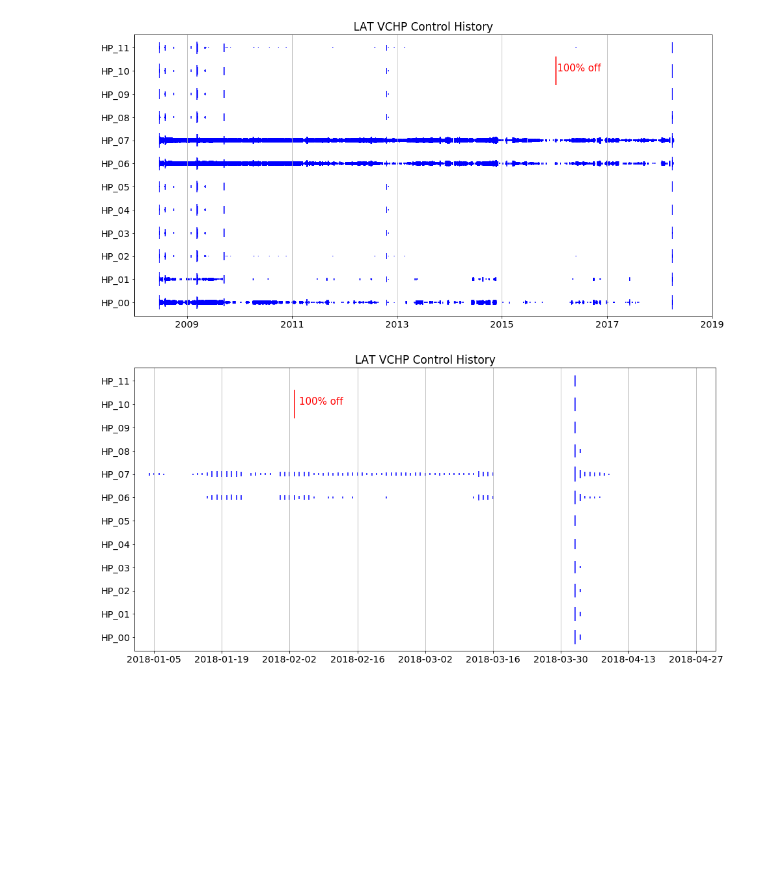
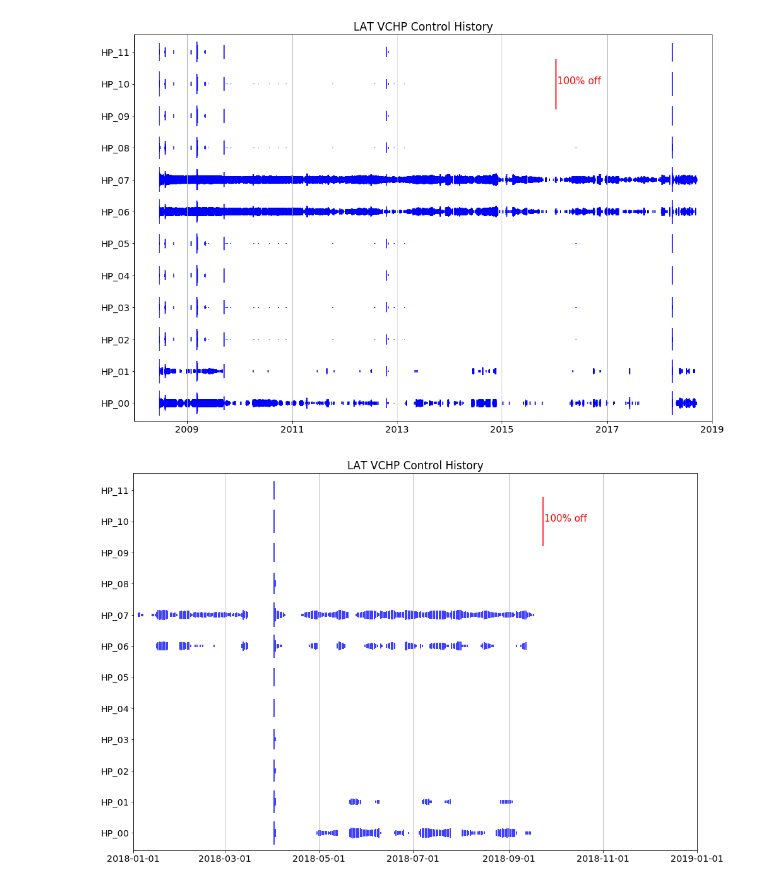
Before and after one commit to rac101/LATmetrics, a Jupyter notebook: LTC.ipynb, the cells around one changed output. Cells and saved outputs as stored; diff of their text form; code cells hidden in the pictures; blank space fills up the shorter version.

```diff
--- a/LTC.ipynb
+++ b/LTC.ipynb
@@ -7,3 +17,32 @@ plt.rc('font', size = 20)
+# %%
+# read ASCII file of history of LAT LTC VCHP control
+
+date = []
+heatpipe = []
+fraction = []
+htrfile = "/Users/rac/Documents/GLAST/ISOC/LATmetrics/LTC/htr.history"
+file = open(htrfile, 'r')
+for line in file:
+    if not line.startswith('20'):
+        continue
+    f = line.split()
+    nhp = len(f[1:])//3
+    for i in range(nhp):
+        idx = i*3
+        if f[idx+3] == '0' or f[idx+2] == '0':
+            continue
+        date.append(f[0])
+        heatpipe.append("HP_"+f[idx+1])
+        fraction.append(float(f[idx+3])/float(f[idx+2]))
+# %%
+date = np.array(date)
+heatpipe = np.array(heatpipe)
+fraction = np.array(fraction)
+inds = heatpipe.argsort()
+dateh = date[inds]
+htr = heatpipe[inds]
+val = fraction[inds]
+dates = [pd.to_datetime(d) for d in dateh]
 # %%
 # read ASCII file of history of LAT LTC VCHP control
 
@@ -12,64 +55,57 @@ f = pd.read_csv(htrfile, parse_dates=[1], delimiter=" ",header=None)
 # %%
-dateh = f[0]
-htr = f[1]
-val = f[2]
-dates = [pd.to_datetime(d) for d in dateh]
 #plt.figure(figsize=(16,6))
-fig, ax = plt.subplots(figsize = [16,8])
+fig, ax = plt.subplots(figsize = [16,11])
 
 ax = plt.gca() # get the current axes
 
 datemin = pd.to_datetime('2008-01-01')
 datemax = pd.to_datetime('2019-01-01')
 plt.xlim(datemin,datemax)
-plt.scatter(dates, htr, s = val*1000, c = 'b',marker="|")
+plt.scatter(dates, htr, s = val*3000, c = 'b',marker="|")
 plt.title('LAT VCHP Control History',size=17)
 #show scale
 datehsc = ['2016-01-10']
 datesc = [pd.to_datetime(d) for d in datehsc]
+#htrsc = ['HP_00','HP_01','HP_02','HP_03','HP_04','HP_05','HP_06','HP_07','HP_08','HP_09','HP_10','HP_11']
 htrsc = ['HP_10']
-valsc = [2000.0]
+valsc = [6000.0]
 plt.scatter(datesc, htrsc, s = valsc, c = 'r',marker="|")
 datehtxt = '2016-01-21'
 datetxt = pd.to_datetime(datehtxt)
 htrtxt = 'HP_10'
 plt.text(datetxt, htrtxt, '100% off', color = 'r',size=15)
 
 xax = ax.get_xaxis() # get the x-axis
 adf = xax.get_major_formatter() # the auto-formatter
 plt.setp( ax.xaxis.get_majorticklabels(), rotation=0,fontsize='x-large' )
 plt.setp( ax.yaxis.get_majorticklabels(), rotation=0,fontsize='x-large' )
 
 adf.scaled[1./24] = '%H:%M:%S'  # set the < 1day x-axis scale to H:M
 adf.scaled[1.0] = '%Y-%m-%d' # set the > 1day < 1m x-axis scale to Y-m-d
 adf.scaled[30.] = '%Y-%m-%d' # set the > 1month < 1Y x-axis scale to Y-m
 adf.scaled[365.] = '%Y' # set the > 1year x-axis scale to Y
 plt.grid(axis='x')
 plt.draw()
 # %% [output]
-[figure, old version]
+[figure, new version]
 # %%
-dateh = f[0]
-htr = f[1]
-val = f[2]
-dates = [pd.to_datetime(d) for d in dateh]
 #plt.figure(figsize=(16,6))
-fig, ax = plt.subplots(figsize = [16,8])
+fig, ax = plt.subplots(figsize = [16,11])
 
 ax = plt.gca() # get the current axes
 
 datemin = pd.to_datetime('2018-01-01')
-datemax = pd.to_datetime('2018-05-01')
+datemax = pd.to_datetime('2019-01-01')
 plt.xlim(datemin,datemax)
-plt.scatter(dates, htr, s = val*1000, c = 'b',marker="|")
+plt.scatter(dates, htr, s = val*3000, c = 'b',marker="|")
 plt.title('LAT VCHP Control History',size=17)
 #show scale
-datehsc = ['2018-02-03']
+datehsc = ['2018-09-23']
 datesc = [pd.to_datetime(d) for d in datehsc]
 htrsc = ['HP_10']
-valsc = [2000.0]
+valsc = [6000.0]
 plt.scatter(datesc, htrsc, s = valsc, c = 'r',marker="|")
-datehtxt = '2018-02-04'
+datehtxt = '2018-09-24'
 datetxt = pd.to_datetime(datehtxt)
 htrtxt = 'HP_10'
 plt.text(datetxt, htrtxt, '100% off', color = 'r',size=15)
@@ -86,4 +122,4 @@ adf.scaled[365.] = '%Y' # set the > 1year x-axis scale to Y
 plt.grid(axis='x')
 plt.draw()
 # %% [output]
-[figure, old version]
+[figure, new version]
```
Also changed, not shown: parts of 2 cells of this notebook, 14 other files.
